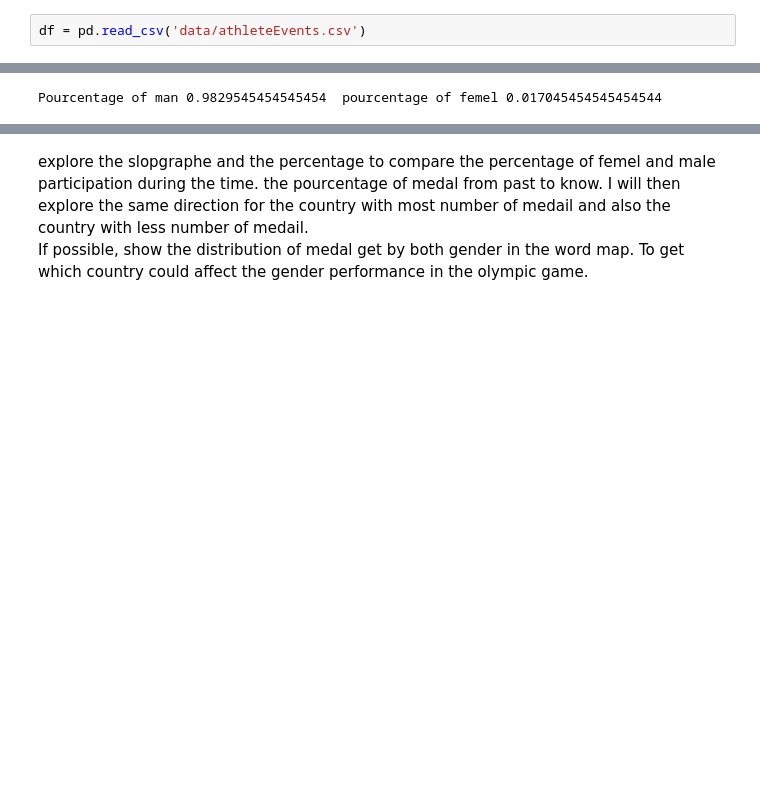
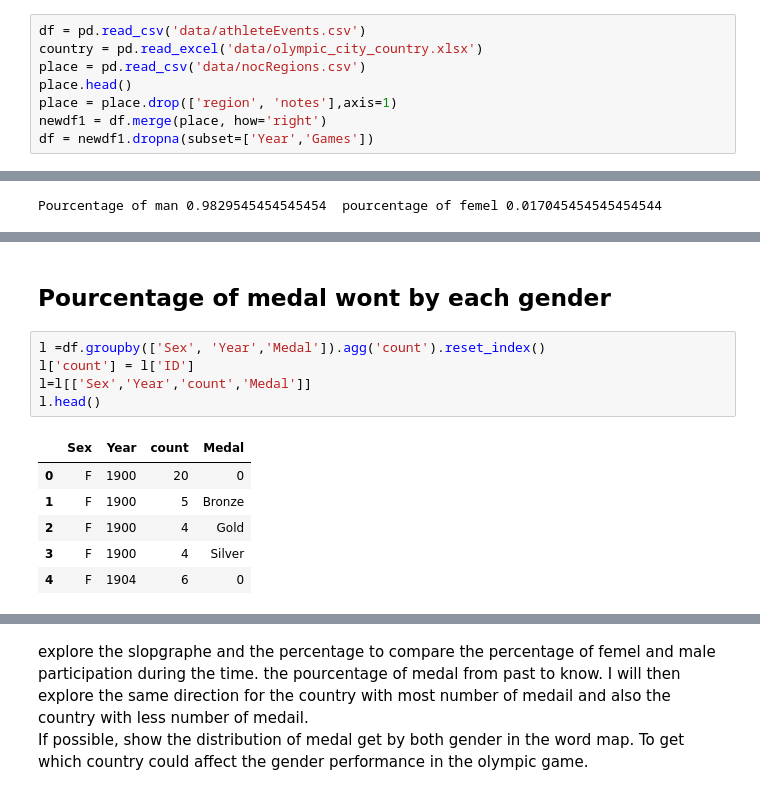
Before and after one commit to B23579/-anomaly-detection, a Jupyter notebook: data-visualization/analysis.ipynb, the cells around one changed output, grey strips where cells are left out. Saved outputs shown, nothing was run; the diff lists cells and outputs as text; blank space fills up the shorter version.

Commit message:
country

```diff
--- a/data-visualization/analysis.ipynb
+++ b/data-visualization/analysis.ipynb
@@ -5,5 +8,11 @@ import numpy as np
 # %%
 df = pd.read_csv('data/athleteEvents.csv')
+country = pd.read_excel('data/olympic_city_country.xlsx')
+place = pd.read_csv('data/nocRegions.csv')
+place.head()
+place = place.drop(['region', 'notes'],axis=1)
+newdf1 = df.merge(place, how='right')
+df = newdf1.dropna(subset=['Year','Games'])
 # %%
 df.info()
 # %% [output]
@@ -70,0 +128,14 @@ Pourcentage of man 0.5499226006191951  pourcentage of femel 0.45007739938080493
+# %% [markdown]
+## Pourcentage of medal wont by each gender
+# %%
+l =df.groupby(['Sex', 'Year','Medal']).agg('count').reset_index()
+l['count'] = l['ID']
+l=l[['Sex','Year','count','Medal']]
+l.head()
+# %% [output]
+|  | Sex | Year | count | Medal |
+| 0 | F | 1900 | 20 | 0 |
+| 1 | F | 1900 | 5 | Bronze |
+| 2 | F | 1900 | 4 | Gold |
+| 3 | F | 1900 | 4 | Silver |
+| 4 | F | 1904 | 6 | 0 |
```
Also changed, not shown: parts of 27 cells of this notebook, 1 other file.
